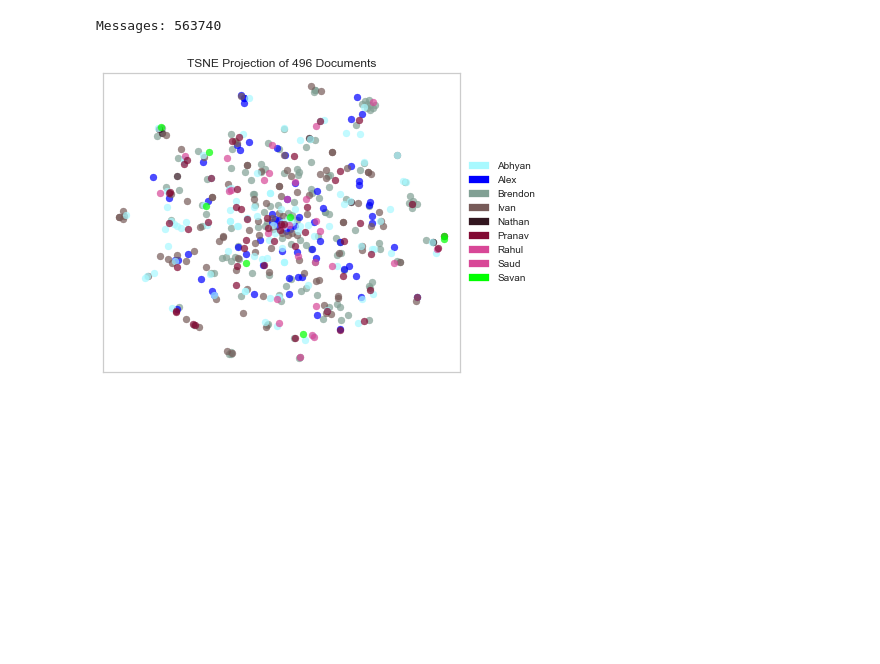
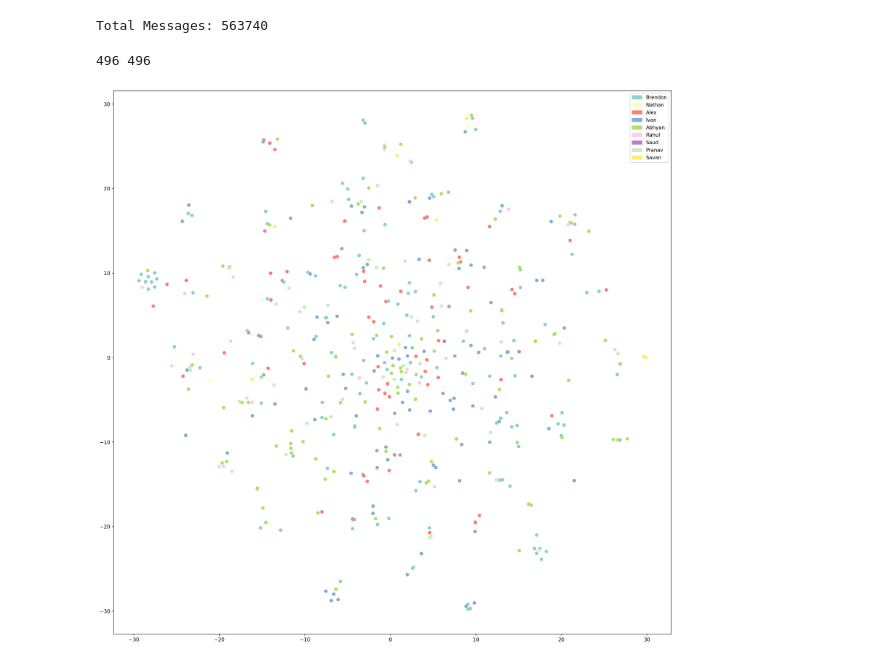
Before and after one commit to iChauster/messenger-text-gen, a Jupyter notebook: trends/notes.ipynb, the cells around one changed output. Cells and saved outputs as stored; diff of their text form; code cells hidden in the pictures; blank space fills up the shorter version.

Commit message:
update with search and plotting

```diff
--- a/trends/notes.ipynb
+++ b/trends/notes.ipynb
@@ -1,30 +1,73 @@
 # %%
 import json
-from yellowbrick.text import TSNEVisualizer
 from sklearn.feature_extraction.text import TfidfVectorizer
+from sklearn.decomposition import TruncatedSVD
+from sklearn.manifold import TSNE
+import matplotlib.pyplot as plt
+import matplotlib.patches as mpatches
+import matplotlib
 
 obj = None
 messages = None
 
-with open("./message.json", "r") as f:
-    obj = json.loads(f.read())
-    messages = obj["messages"]
+def getEmbeddingsToGraph(docs):
+      docs = TruncatedSVD(n_components = 50).fit_transform(docs)
+      embedded = TSNE(n_components = 2).fit_transform(docs)
+      return embedded
 
-    print("Messages: %d" % len(messages))
+def readMessages(numMessages = 500):
+  with open("../message.json", "r") as f:
+      obj = json.loads(f.read())
+      messages = obj["messages"]
 
-    # sort data and targets
-    data, target = [], []
-    for i in messages[-500:] :
+      print("Total Messages: %d" % len(messages))
+      data, target, names = [], [], {}
+
+      seen = 0
+      for i in messages[-numMessages:]:
         if "content" in i:
             data.append(i["content"]) # clean data
-            target.append(i["sender_name"].split()[0])
+            firstName = i["sender_name"].split()[0]
+            if firstName not in names:
+              names[firstName] = seen
+              seen += 1
+            target.append(names[firstName])
 
-    # TFIDF on data
-    docs = TfidfVectorizer().fit_transform(data)
-    tsne = TSNEVisualizer(colors=['#A8F9FF', '#0000FF', '#81A094', '#775B59', '#32161F',
-                                  '#820933', '#D84797', '#D84797', '#00FF00', '#26FFE6', '#B4EDD2'])
-    tsne.fit(docs, target)
-    tsne.show()
+      return data, target, names
+
+def vectorizeData(data):
+
+  # TFIDF on data
+  vectorizer =  TfidfVectorizer()
+  docs = vectorizer.fit_transform(data)
+
+  return docs, vectorizer
+
+messageData, target, mappings = readMessages()
+docs, vectorizer = vectorizeData(messageData)
+finalData = getEmbeddingsToGraph(docs)
 # %% [output]
-Messages: 563740
+Total Messages: 563740
-[figure, removed]
+# %%
+from matplotlib import cm, patches as mpatches
+plt.figure(num=None, figsize=(20, 20), dpi=200, facecolor='w', edgecolor='k')
+
+def plot(data, label, annotations):
+  print(len(data), len(label))
+  plt.scatter([x[0] for x in data], [x[1] for x in data], c=label, cmap = "Set3")
+  for i, point in enumerate(data):
+    x, y = point
+    # plt.annotate(annotations[i], (x, y))
+
+  handles = []
+  norm = matplotlib.colors.Normalize(vmin=0, vmax=len(mappings.keys()) - 1)
+  for name, value in mappings.items():
+    handles.append(mpatches.Patch(color=cm.Set3(norm(value)), label=name))
+  plt.legend(handles = handles)
+
+  plt.show()
+
+plot(finalData, target, messageData)
+# %% [output]
+496 496
+[figure, added]
```
Also changed, not shown: parts of 1 cell of this notebook.
